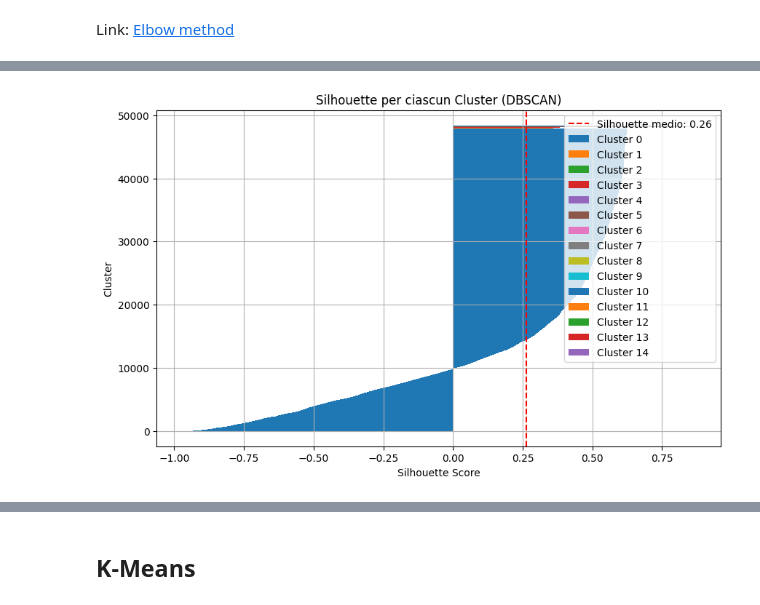
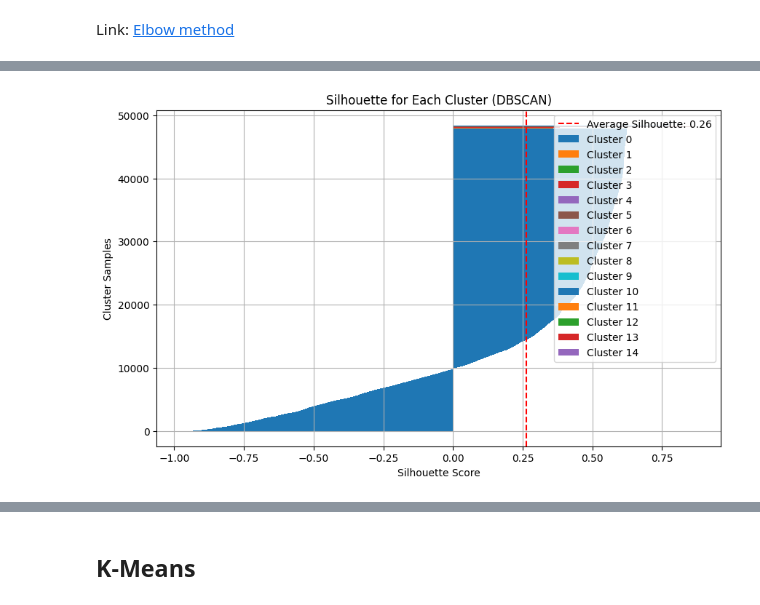
Before and after one commit to fedeStaffo/UK-Traffic-Accidents-Classification-Clustering-TimeSeries, a Jupyter notebook: clustering_uk_roads_accidents.ipynb, the cells around one changed output, grey strips where cells are left out. Saved outputs shown, nothing was run; the diff lists cells and outputs as text; code cells hidden in the pictures.

```diff
--- a/clustering_uk_roads_accidents.ipynb
+++ b/clustering_uk_roads_accidents.ipynb
@@ -607,98 +600,105 @@ from sklearn.neighbors import NearestNeighbors
 from sklearn.preprocessing import StandardScaler
 import numpy as np
 
-# Selezionare solo PC1 e PC2 per il clustering
+# Select only PC1 and PC2 for clustering
 X = pca_df[['PC1', 'PC2']].values
 
-# Limitare il campionamento a 50.000 campioni
+# Limit the sampling to 50,000 samples
 sample_size = 50000
-X_sampled = X[:sample_size]
+X_sampled = X[:sample_size]  # Sample data
 
-# Normalizzare i dati campionati
+# Normalize the sampled data
 scaler = StandardScaler()
 X_scaled = scaler.fit_transform(X_sampled)
 
-# Calcolare il numero di feature (PC1 e PC2) per determinare min_samples
+# Calculate the number of features (PC1 and PC2) to determine min_samples
 n_features = X_scaled.shape[1]
 min_samples = 2 * 8
 
-# Calcolare la distanza dei k vicini più prossimi
-print("Calcolando le distanze dei vicini più prossimi...")
+# Calculate the distance of the k-nearest neighbors
+print("Calculating nearest neighbors distances...")
 neighbors = NearestNeighbors(n_neighbors=min_samples)
 neighbors_fit = neighbors.fit(X_scaled)
 distances, indices = neighbors_fit.kneighbors(X_scaled)
 
-# Ordinare le distanze per visualizzare la curva
+# Sort the distances to visualize the curve
 distances = np.sort(distances[:, -1], axis=0)
 
-# Plot della curva delle distanze
+# Plot the nearest neighbors distance curve
 plt.figure(figsize=(10, 6))
 plt.plot(distances)
-plt.title('Curva delle Distanze dei Nearest Neighbors')
-plt.xlabel('Campioni ordinati')
-plt.ylabel('Distanza dal campione più prossimo')
+plt.title('Nearest Neighbors Distance Curve')
+plt.xlabel('Ordered Samples')
+plt.ylabel('Distance from Nearest Sample')
 plt.grid(True)
 plt.show()
 
-# Scegliere automaticamente il valore di epsilon (eps) come il punto di "gomito"
-eps = distances[int(0.95 * len(distances))]  # Prendi il 95° percentile come eps
+# Automatically choose the epsilon (eps) value as the "elbow" point
+eps = distances[int(0.95 * len(distances))]  # Take the 95th percentile as eps
 
-print(f"Valore scelto di epsilon (eps): {eps}")
-print(f"Numero di min_samples scelto: {min_samples}")
+print(f"Chosen epsilon (eps) value: {eps}")
+print(f"Chosen min_samples: {min_samples}")
 
-# Eseguire DBSCAN
-print("Eseguendo il clustering con DBSCAN...")
+# Perform DBSCAN clustering
+print("Running DBSCAN clustering...")
 dbscan = DBSCAN(eps=eps, min_samples=min_samples)
 dbscan_labels = dbscan.fit_predict(X_scaled)
 
-# Numero di cluster trovati
+# Add DBSCAN labels to a new dataframe (not the original pca_df) for the sampled data
+sampled_df = pca_df.iloc[:sample_size].copy()  # Ensure we are working with the sampled data
+sampled_df['DBSCAN_Cluster'] = dbscan_labels
+
+# Number of clusters found
 n_clusters_dbscan = len(set(dbscan_labels)) - (1 if -1 in dbscan_labels else 0)
 
-# Calcolare il Silhouette Score solo se ci sono più di 1 cluster
+# Calculate the Silhouette Score only if there is more than 1 cluster
 silhouette_dbscan = silhouette_score(X_scaled, dbscan_labels) if n_clusters_dbscan > 1 else None
-print(f"Numero di cluster trovati da DBSCAN: {n_clusters_dbscan}")
+print(f"Number of clusters found by DBSCAN: {n_clusters_dbscan}")
 if silhouette_dbscan:
-    print(f"Silhouette Score per DBSCAN: {silhouette_dbscan:.3f}")
+    print(f"Silhouette Score for DBSCAN: {silhouette_dbscan:.3f}")
 else:
-    print("Silhouette Score non calcolabile (un solo cluster rilevato).")
+    print("Silhouette Score not calculable (only one cluster detected).")
 
-# Calcolare il silhouette score per ogni punto
+# Calculate the silhouette score for each point
 silhouette_values = silhouette_samples(X_scaled, dbscan_labels)
 
-# Plot della silhouette per ciascun cluster
+# Plot the silhouette for each cluster
 plt.figure(figsize=(10, 6))
 
 y_lower, y_upper = 0, 0
 for i in range(n_clusters_dbscan):
-    # Ottieni i valori della silhouette per il cluster, escludendo il rumore (-1)
+    # Get silhouette values for the cluster, excluding noise (-1)
     cluster_silhouette_values = silhouette_values[dbscan_labels == i]
     cluster_silhouette_values.sort()
 
-    # Aggiorna gli spazi tra i cluster
+    # Update the spaces between clusters
     y_upper += len(cluster_silhouette_values)
     plt.barh(range(y_lower, y_upper), cluster_silhouette_values, height=1.0, edgecolor='none', label=f"Cluster {i}")
     y_lower += len(cluster_silhouette_values)
 
-# Linea verticale tratteggiata per il valore medio di silhouette
+# Dashed vertical line for the average silhouette value
 if silhouette_dbscan:
-    plt.axvline(x=silhouette_dbscan, color="red", linestyle="--", label=f"Silhouette medio: {silhouette_dbscan:.2f}")
+    plt.axvline(x=silhouette_dbscan, color="red", linestyle="--", label=f"Average Silhouette: {silhouette_dbscan:.2f}")
 
-# Modifiche al plot
-plt.title(f"Silhouette per ciascun Cluster (DBSCAN)")
+# Plot adjustments
+plt.title(f"Silhouette for Each Cluster (DBSCAN)")
 plt.xlabel("Silhouette Score")
-plt.ylabel("Cluster")
+plt.ylabel("Cluster Samples")
 plt.legend(loc="upper right")
 plt.grid(True)
 plt.show()
 
-# Scatter plot con DBSCAN
+# Filter out noise (label -1) from the dataframe for plotting
+filtered_df = sampled_df[sampled_df['DBSCAN_Cluster'] != -1]
+
+# Scatter plot with DBSCAN
 plt.figure(figsize=(10, 6))
 
-# Visualizza i cluster DBSCAN (escludendo il rumore, che ha label -1)
-sns.scatterplot(data=filtered_df[filtered_df['DBSCAN_Cluster'] != -1], x='PC1', y='PC2', hue='DBSCAN_Cluster',
+# Display DBSCAN clusters (excluding noise, which has label -1)
+sns.scatterplot(data=filtered_df, x='PC1', y='PC2', hue='DBSCAN_Cluster',
                 palette='deep', s=50, legend='full')
 
-plt.title(f'Clustering con DBSCAN ({n_clusters_dbscan} Cluster)')
+plt.title(f'Clustering with DBSCAN ({n_clusters_dbscan} Clusters)')
 plt.grid(True)
 plt.legend(title='Cluster')
 plt.show()
@@ -713 +713 @@ Silhouette Score per DBSCAN: 0.262
-[figure, old version]
+[figure, new version]
```
Also changed, not shown: parts of 20 cells of this notebook.
